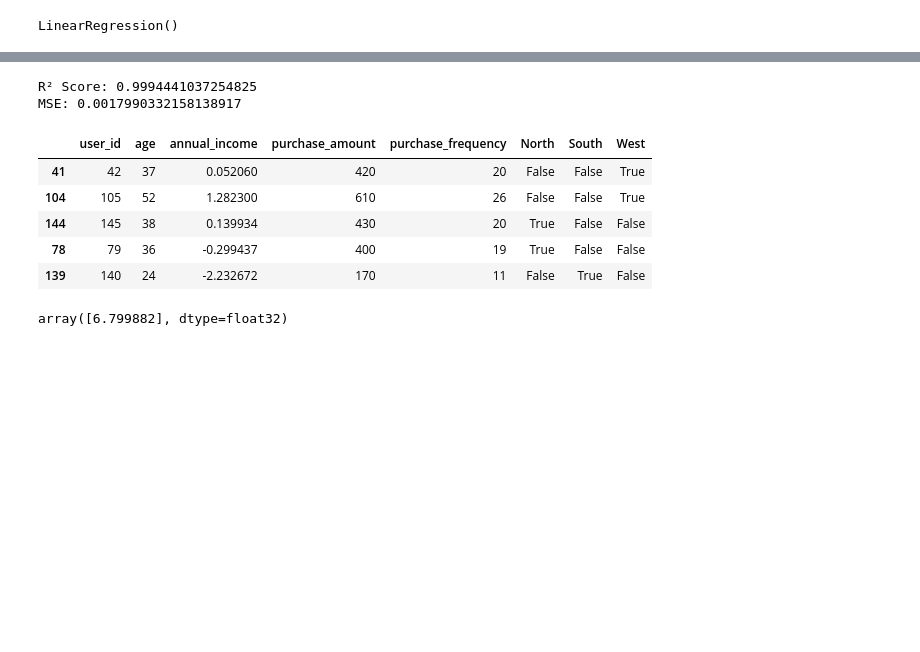
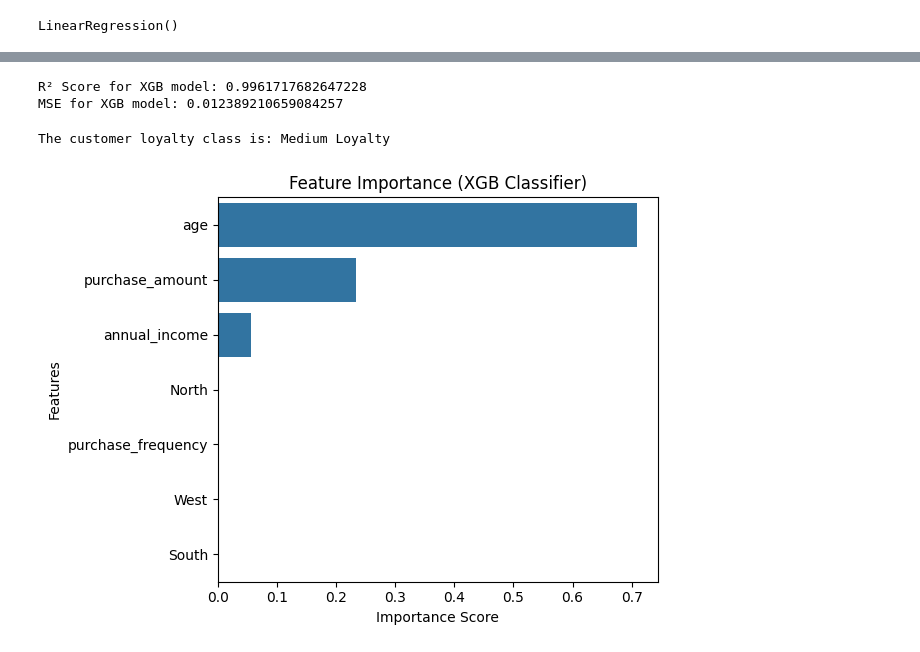
Before and after one commit to Prahlad77044/ml_beginner, a Jupyter notebook: Customer_Purchasing_Behaviors.ipynb, the cells around one changed output, grey strips where cells are left out. Drawn from its saved outputs; the diff is of its cells as text; code cells hidden in the pictures; blank space fills up the shorter version.

```diff
--- a/Customer_Purchasing_Behaviors.ipynb
+++ b/Customer_Purchasing_Behaviors.ipynb
@@ -60,0 +49,16 @@ https://gist.github.com/mwaskom/de44147ed2974457ad6372750bbe5751
+# %%
+from sklearn.preprocessing import StandardScaler
+import pandas as pd
+
+# Separate target
+X = df.drop(columns=['loyalty_score', 'user_id'])  # Also drop user_id (not predictive)
+y = df['loyalty_score']
+
+# One-hot encode region
+region_dummies = pd.get_dummies(X['region'], drop_first=True)
+X = X.drop('region', axis=1)
+X = pd.concat([X, region_dummies], axis=1)
+
+# Scale annual income
+scaler = StandardScaler()
+X[['annual_income']] = scaler.fit_transform(X[['annual_income']])
@@ -61,11 +93,3 @@ https://gist.github.com/mwaskom/de44147ed2974457ad6372750bbe5751
 # %%
-X=df.drop('loyalty_score',axis=1)
-y=df['loyalty_score']
-region=pd.get_dummies(X['region'],drop_first=True)
-X=X.drop('region',axis=1)
-X=pd.concat([X,region],axis=1)
-scaler=StandardScaler()
-annual_income=scaler.fit_transform(df[['annual_income']])
-X['annual_income']=annual_income
 X_train,X_,y_train,y_=train_test_split(X,y,test_size=0.4,random_state=42)
 X_cv,X_test,y_cv,y_test=train_test_split(X_,y_,test_size=0.2,random_state=42)
@@ -131,20 +136,34 @@ print(f"R² Score for XGB model: {r21}")
 mse1=mean_squared_error(y_test,y_pred_xgb)
 print(f"MSE for XGB model: {mse1}")
 # %% [output]
-R² Score: 0.9994441037254825
-MSE: 0.0017990332158138917
+R² Score for XGB model: 0.9961717682647228
+MSE for XGB model: 0.012389210659084257
-# %%
-X_train.head()
-# %% [output]
-|  | user_id | age | annual_income | purchase_amount | purchase_frequency | North | South | West |
-| 41 | 42 | 37 | 0.052060 | 420 | 20 | False | False | True |
-| 104 | 105 | 52 | 1.282300 | 610 | 26 | False | False | True |
-| 144 | 145 | 38 | 0.139934 | 430 | 20 | True | False | False |
-| 78 | 79 | 36 | -0.299437 | 400 | 19 | True | False | False |
-| 139 | 140 | 24 | -2.232672 | 170 | 11 | False | True | False |
-# %%
-test=np.array([42,37,0.052060,420,20,0,0,1])
-y_predict=xgb_model.predict(test.reshape(1,-1))
-y_predict
-# %% [output]
-array([6.799882], dtype=float32)
+# %%
+
+score=xgb_model.predict(X_test)
+
+def classify_loyalty(score):
+    if score < 3.5:
+        return 'Low Loyalty'
+    elif score < 7.0:
+        return 'Medium Loyalty'
+    else:
+        return 'High Loyalty'
+
+
+loyalty_class = classify_loyalty(predicted_score)
+print(f"The customer loyalty class is: {loyalty_class}")
+# %% [output]
+The customer loyalty class is: Medium Loyalty
+# %%
+importances = pd.Series(xgb_model.feature_importances_, index=X.columns)
+importances = importances.sort_values(ascending=False)
+
+sns.barplot(x=importances.values, y=importances.index)
+plt.title("Feature Importance (XGB Classifier)")
+plt.xlabel("Importance Score")
+plt.ylabel("Features")
+plt.tight_layout()
+plt.show()
+# %% [output]
+[figure, added]
```
Also changed, not shown: parts of 14 cells of this notebook.
